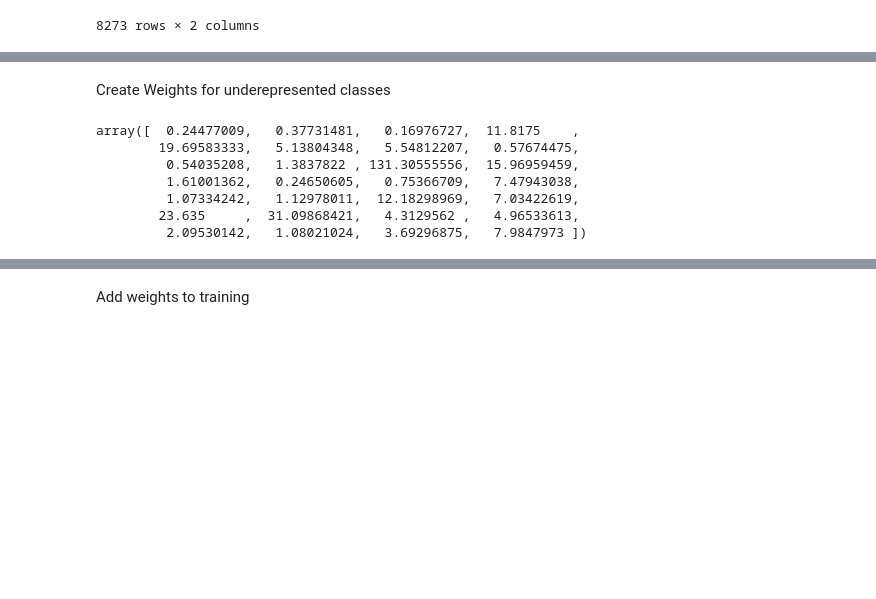
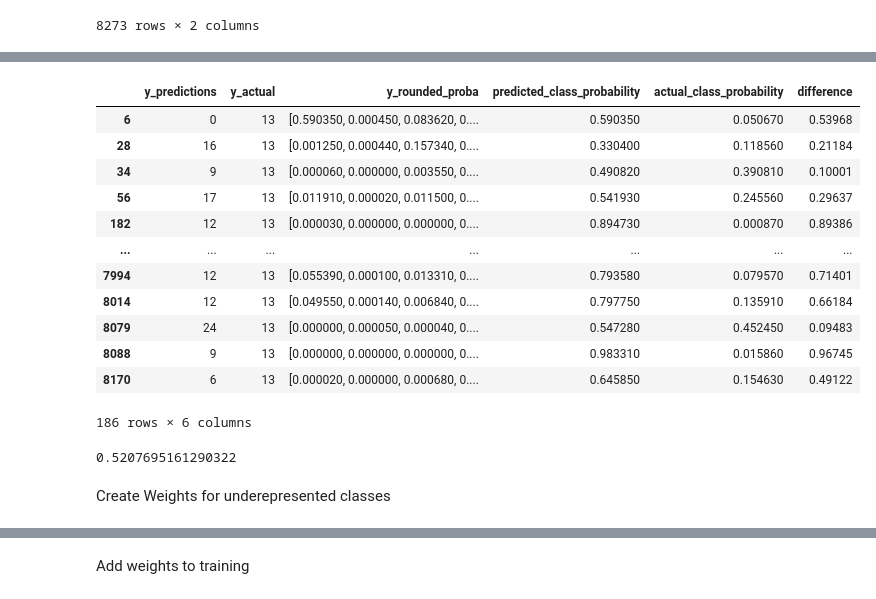
Before and after one commit to ChrisJtron/Marine_CNN, a Jupyter notebook: CNN_Species_with_weights.ipynb, the cells around one changed output, grey strips where cells are left out. Saved outputs shown, nothing was run; the diff lists cells and outputs as text; code cells hidden in the pictures; blank space fills up the shorter version.

```diff
--- a/CNN_Species_with_weights.ipynb
+++ b/CNN_Species_with_weights.ipynb
@@ -126,2 +178,26 @@ y_dataframe['y_rounded_proba'][15]
+# %%
+table13=incorrect_df.loc[incorrect_df['y_actual']==13]
+# %%
+table13
+# %% [output]
+|  | y_predictions | y_actual | y_rounded_proba | predicted_class_probability | actual_class_probability | difference |
+| 6 | 0 | 13 | [0.590350, 0.000450, 0.083620, 0.... | 0.590350 | 0.050670 | 0.53968 |
+| 28 | 16 | 13 | [0.001250, 0.000440, 0.157340, 0.... | 0.330400 | 0.118560 | 0.21184 |
+| 34 | 9 | 13 | [0.000060, 0.000000, 0.003550, 0.... | 0.490820 | 0.390810 | 0.10001 |
+| 56 | 17 | 13 | [0.011910, 0.000020, 0.011500, 0.... | 0.541930 | 0.245560 | 0.29637 |
+| 182 | 12 | 13 | [0.000030, 0.000000, 0.000000, 0.... | 0.894730 | 0.000870 | 0.89386 |
+| ... | ... | ... | ... | ... | ... | ... |
+| 7994 | 12 | 13 | [0.055390, 0.000100, 0.013310, 0.... | 0.793580 | 0.079570 | 0.71401 |
+| 8014 | 12 | 13 | [0.049550, 0.000140, 0.006840, 0.... | 0.797750 | 0.135910 | 0.66184 |
+| 8079 | 24 | 13 | [0.000000, 0.000050, 0.000040, 0.... | 0.547280 | 0.452450 | 0.09483 |
+| 8088 | 9 | 13 | [0.000000, 0.000000, 0.000000, 0.... | 0.983310 | 0.015860 | 0.96745 |
+| 8170 | 6 | 13 | [0.000020, 0.000000, 0.000680, 0.... | 0.645850 | 0.154630 | 0.49122 |
+186 rows × 6 columns
+# %%
+## find average difference
+avg=(table13['difference'].sum())/len(table13['difference'])
+avg
+# %% [output]
+0.5207695161290322
 # %% [markdown]
 Create Weights for underepresented classes
@@ -137,10 +203,0 @@ class_weights=class_weight.compute_class_weight(class_weight='balanced',
-# %%
-class_weights
-# %% [output]
-array([  0.24477009,   0.37731481,   0.16976727,  11.8175    ,
-        19.69583333,   5.13804348,   5.54812207,   0.57674475,
-         0.54035208,   1.3837822 , 131.30555556,  15.96959459,
-         1.61001362,   0.24650605,   0.75366709,   7.47943038,
-         1.07334242,   1.12978011,  12.18298969,   7.03422619,
-        23.635     ,  31.09868421,   4.3129562 ,   4.96533613,
-         2.09530142,   1.08021024,   3.69296875,   7.9847973 ])
```
Also changed, not shown: parts of 21 cells of this notebook.
